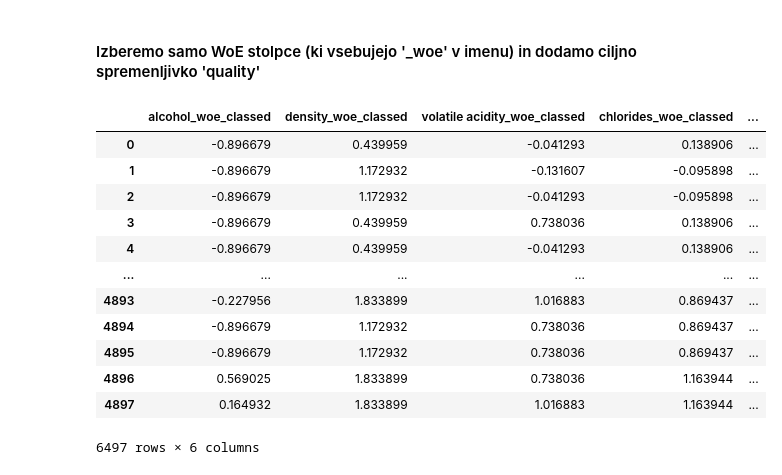
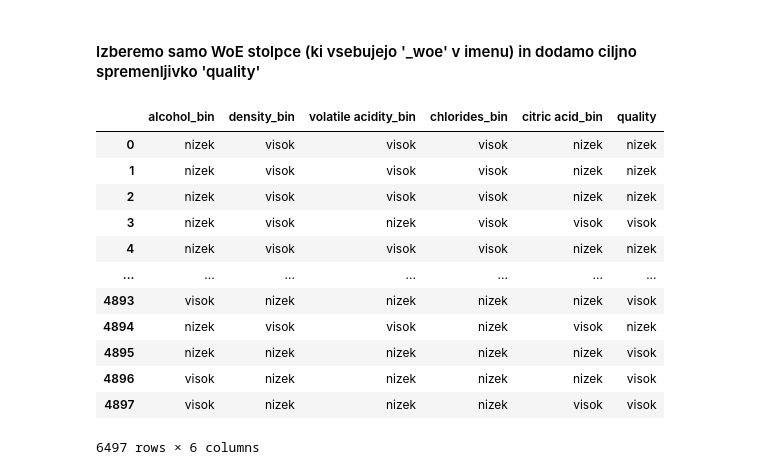
Before and after one commit to jannib69/Wine_quality_WoE_IV, a Jupyter notebook: main.ipynb, the cells around one changed output. Drawn from its saved outputs; the diff is of its cells as text; code cells hidden in the pictures.

```diff
--- a/main.ipynb
+++ b/main.ipynb
@@ -469,9 +469,9 @@ def calc_woe_iv(df, feature, target):
     df[feature] = pd.to_numeric(df[feature], errors='coerce')
     df[target] = pd.to_numeric(df[target], errors='coerce')
 
-    # Deljenje spremenljivke na 10 bin-ov, če je potrebno
+    # Deljenje spremenljivke na q bin-ov, če je potrebno
     if df[feature].nunique() > 2:
-        df['bin'] = pd.qcut(df[feature], q=10, duplicates='drop')  # Za več kot 2 vrednosti (kategorije)
+        df['bin'] = pd.qcut(df[feature], q=2, duplicates='drop')  # Za več kot 2 vrednosti (kategorije)
     else:
         df['bin'] = df[feature]  # Za binarno spremenljivko (0 in 1)
 
@@ -563,6 +565,6 @@ Spremenljivke z nizko IV vrednostjo, kot so pH, sulfati in preostali sladkor, bo
 # %%
-df_selected = df_final[['alcohol', 'density', 'volatile acidity', 'chlorides', 'citric acid']]  # Izbrane spremenljivke
-df_selected["quality"] = df_final["quality"]
+df_selected = df_final[['alcohol', 'density', 'volatile acidity', 'chlorides', 'citric acid']].copy()
+df_selected['quality'] = df_final['quality']
 df_selected
 # %% [output]
 |  | alcohol | density | volatile acidity | chlorides | citric acid | quality |
@@ -587,31 +589,34 @@ S tem postopkom zmanjšamo število kategorij spremenljivk, saj jih združimo v
 
 Coarse classing pripomore k bolj preprostem modeliranju in boljši generalizaciji modela, saj zmanjšuje možnost prekomernega prileganja (overfitting), ki se lahko zgodi, če model obravnava preveč podrobnosti v podatkih.
 # %%
-# Funkcija za coarse classing (razdelitev na kategorije) na podlagi WoE
-def coarse_classing(df, feature, target, num_bins=5):
-    # Izračun WoE in IV vrednosti za dano spremenljivko
+# Funkcija za coarse classing z 2 bini (nizek, visok)
+def coarse_classing(df, feature, target):
+    # Izračun WoE in IV
     woe_values, iv = calc_woe_iv(df, feature, target)
 
-    # Ustvarimo mapo WoE vrednosti za ustrezne bin-e
-    # 'bin_map' povezuje vsako kategorijo (bin) z ustrezno WoE vrednostjo
-    bin_map = woe_values.set_index('bin')['woe'].to_dict()
+    # Ustvari 2 razreda: nizek in visok
+    bin_labels = ['nizek', 'visok']
+    df[f'{feature}_bin'] = pd.qcut(df[feature], q=2, labels=bin_labels, duplicates='drop')
 
-    # Ustvarimo nov stolpec, ki vsebuje WoE vrednosti, dodeljene za vsako kategorijo
-    # 'pd.cut()' uporablja intervale (bins), da razdeli spremenljivko in dodeli WoE vrednosti
-    df[f'{feature}_woe_classed'] = pd.cut(df[feature], bins=len(woe_values), labels=woe_values['woe'], include_lowest=True)
+    return df, iv
 
-    return df, iv  # Vrne podatke z novim stolpcem in IV vrednostjo
+# Priprava podatkov (predpostavimo da že imaš df_selected)
+# df_selected mora imeti izbrane numerične stolpce + 'quality'
 
-# Uporabi coarse classing za izbrane spremenljivke
-df_classed = df_selected.copy()  # Kopiraj podatke, da ohraniš izvirno DataFrame
+df_classed = df_selected.copy()
 
-# Izberi numerične stolpce za coarse classing, pri čemer izključi ciljno spremenljivko 'quality'
+# Izberi numerične spremenljivke brez ciljne
 selected_cols = df_classed.select_dtypes(include=[float, int]).columns.tolist()
-selected_cols.remove('quality')  # Izključimo ciljno spremenljivko
+selected_cols.remove('quality')
 
-# Izvedemo coarse classing za vsak izbrani atribut
+# Uporabi coarse classing
+iv_values = {}
 for col in selected_cols:
     df_classed, iv = coarse_classing(df_classed, col, 'quality')
+    iv_values[col] = iv
 
+# Pokaži rezultat
+iv_df = pd.DataFrame.from_dict(iv_values, orient='index', columns=['IV']).sort_values(by='IV', ascending=False)
+print(iv_df)
 df_classed
 # %% [output]
@@ -631,30 +642,32 @@ df_classed
 # %% [markdown]
 #### Izberemo samo WoE stolpce (ki vsebujejo '_woe' v imenu) in dodamo ciljno spremenljivko 'quality'
 # %%
-woe_columns = [col for col in df_classed.columns if '_woe' in col]  # Izberi vse stolpce z '_woe'
+df_classed['quality'] = df_classed['quality'].map({0: 'nizek', 1: 'visok'})
+
+woe_columns = [col for col in df_classed.columns if '_bin' in col]  # Izberi vse stolpce z '_woe'
 woe_columns.append('quality')  # Dodajamo še ciljno spremenljivko 'quality'
 
 # Ustvarimo nov DataFrame z WoE stolpci in ciljno spremenljivko 'quality'
 df_woe = df_classed[woe_columns]
 
 # Shrani novi DataFrame v CSV datoteko
 df_woe.to_csv('df_woe.csv', index=False)
 
 # Prikaz prvega dela DataFrame-a za preverjanje
 df_woe
 # %% [output]
-|  | alcohol_woe_classed | density_woe_classed | volatile acidity_woe_classed | chlorides_woe_classed | ... |
-| 0 | -0.896679 | 0.439959 | -0.041293 | 0.138906 | ... |
-| 1 | -0.896679 | 1.172932 | -0.131607 | -0.095898 | ... |
-| 2 | -0.896679 | 1.172932 | -0.041293 | -0.095898 | ... |
-| 3 | -0.896679 | 0.439959 | 0.738036 | 0.138906 | ... |
-| 4 | -0.896679 | 0.439959 | -0.041293 | 0.138906 | ... |
-| ... | ... | ... | ... | ... | ... |
-| 4893 | -0.227956 | 1.833899 | 1.016883 | 0.869437 | ... |
-| 4894 | -0.896679 | 1.172932 | 0.738036 | 0.869437 | ... |
-| 4895 | -0.896679 | 1.172932 | 0.738036 | 0.869437 | ... |
-| 4896 | 0.569025 | 1.833899 | 0.738036 | 1.163944 | ... |
-| 4897 | 0.164932 | 1.833899 | 1.016883 | 1.163944 | ... |
+|  | alcohol_bin | density_bin | volatile acidity_bin | chlorides_bin | citric acid_bin | quality |
+| 0 | nizek | visok | visok | visok | nizek | nizek |
+| 1 | nizek | visok | visok | visok | nizek | nizek |
+| 2 | nizek | visok | visok | visok | nizek | nizek |
+| 3 | nizek | visok | nizek | visok | visok | visok |
+| 4 | nizek | visok | visok | visok | nizek | nizek |
+| ... | ... | ... | ... | ... | ... | ... |
+| 4893 | visok | nizek | nizek | nizek | nizek | visok |
+| 4894 | nizek | visok | visok | nizek | visok | nizek |
+| 4895 | nizek | nizek | nizek | nizek | nizek | visok |
+| 4896 | visok | nizek | nizek | nizek | nizek | visok |
+| 4897 | visok | nizek | nizek | nizek | visok | visok |
 6497 rows × 6 columns
 # %%
 df_woe.to_csv('woe_coarse_df.csv', index=False)
```
Also changed, not shown: parts of 4 cells of this notebook, 1 other file.
